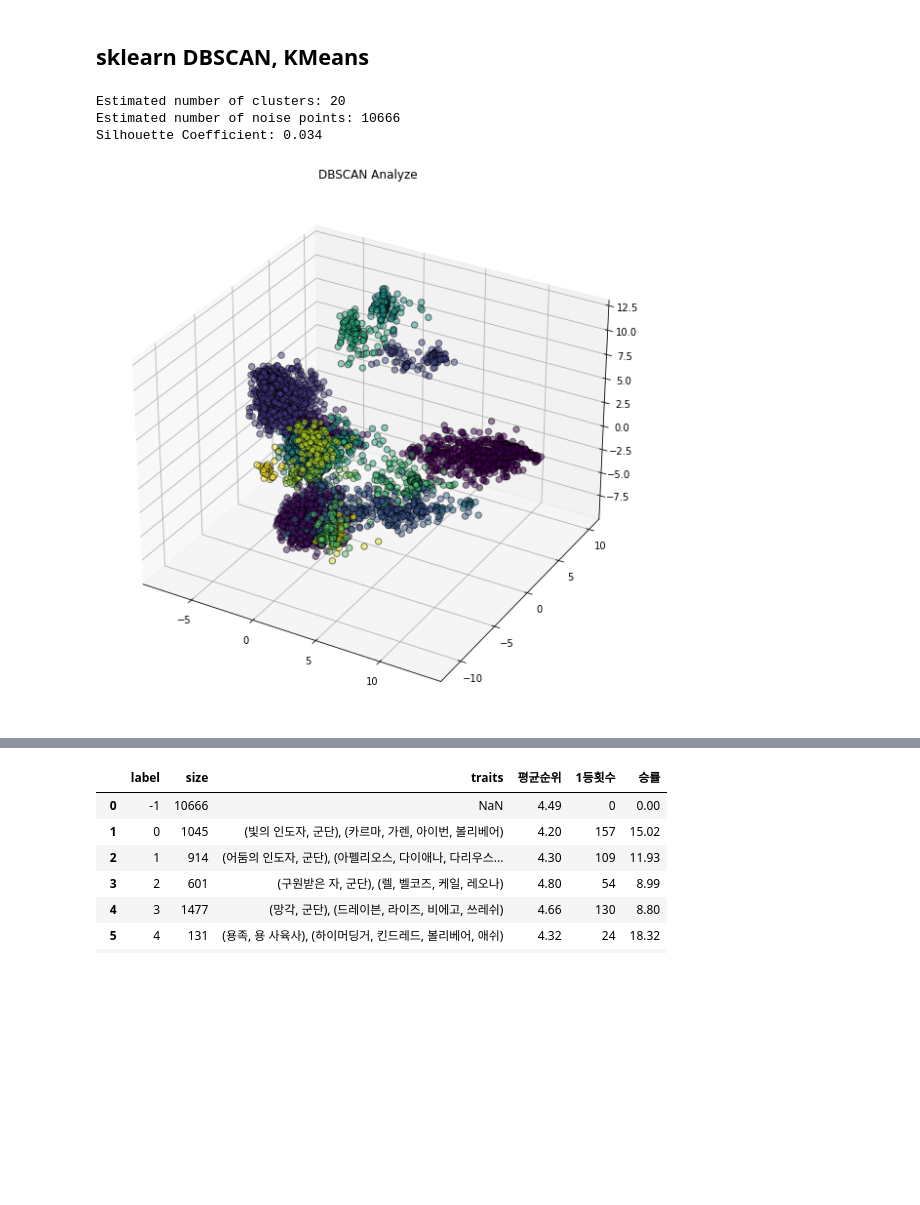
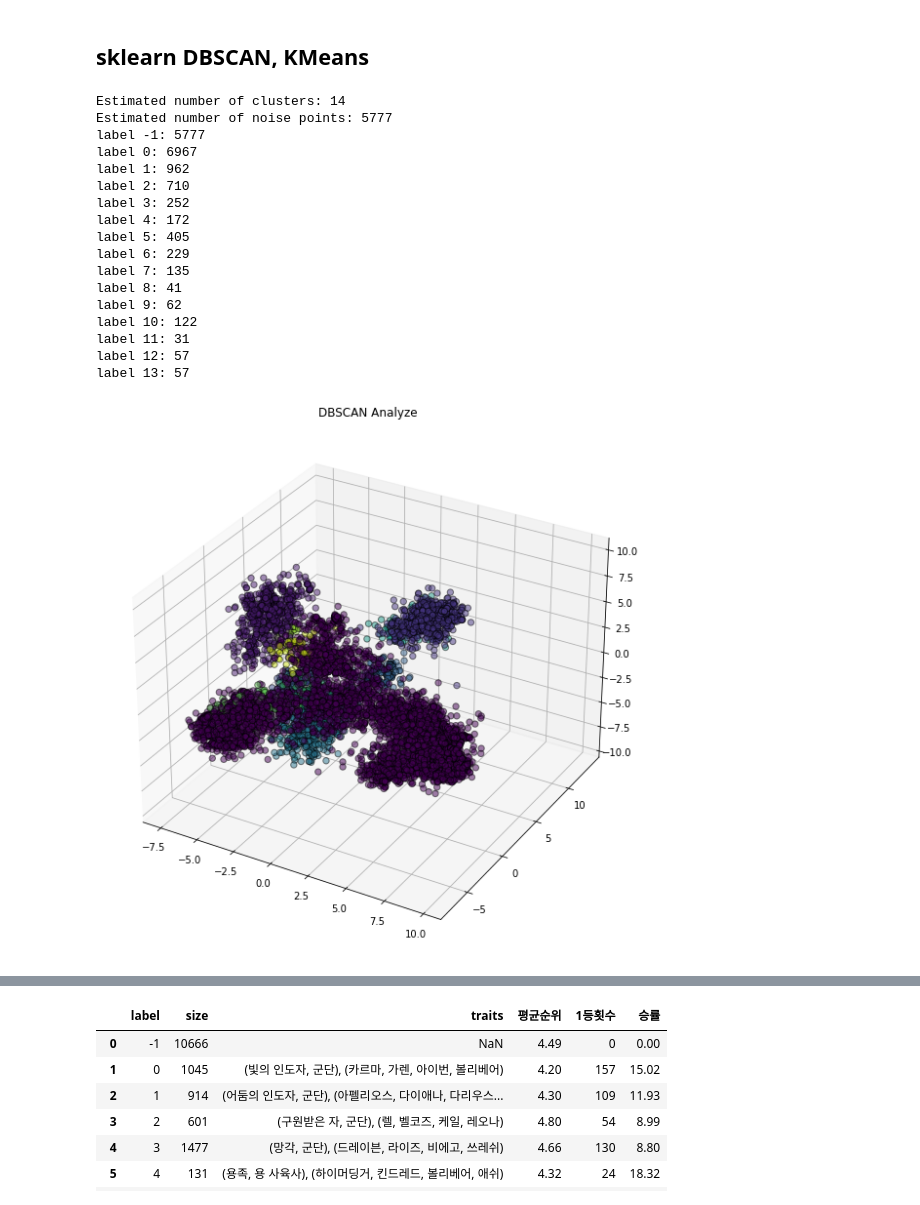
Before and after one commit to dogzz9445/team_fight_tactics_analyze, a Jupyter notebook: Main.ipynb, the cells around one changed output, grey strips where cells are left out. Drawn from its saved outputs; the diff is of its cells as text; code cells hidden in the pictures; blank space fills up the shorter version.

Commit message:
preprocessing and cluster data

```diff
--- a/Main.ipynb
+++ b/Main.ipynb
@@ -54,0 +12,2 @@ KeyboardInterrupt:
+# %%
+df_read = pd.read_sql(db.session.query(Participant).join(Match).filter(Match.setnumber == 5).statement, db.session.bind)
@@ -54,0 +21,2 @@ KeyboardInterrupt:
+# %%
+df_preprocessing = df_read
@@ -75,15 +116,15 @@ df_match.columns.tolist()
 # %%
-df_clustering = df_match.drop(['companion',
-                               'gold_left',
-                               'last_round',
-                               'level',
-                               'placement',
-                               'players_eliminated',
-                               'puuid',
-                               'time_eliminated',
-                               'total_damage_to_players',
-                               'traits',
-                               'units'], axis=1)
+df_clustering = df.drop(['id',
+                       'gold_left',
+                       'last_round',
+                       'level',
+                       'placement',
+                       'players_eliminated',
+                       'time_eliminated',
+                       'total_damage_to_players',
+                       'match_id',
+                       'traits',
+                       'champions'], axis=1)
 # %% [markdown]
 ## sklearn DBSCAN, KMeans
 # %%
@@ -102,45 +143,61 @@ df_db = StandardScaler().fit_transform(df_db)
 # Compute DBSCAN
 db = DBSCAN(eps=7.142, min_samples=30).fit(df_db)
 core_samples_mask = np.zeros_like(db.labels_, dtype=bool)
 core_samples_mask[db.core_sample_indices_] = True
 core_samples_mask = np.zeros_like(db.labels_, dtype=bool)
 core_samples_mask[db.core_sample_indices_] = True
 db_labels = db.labels_
 
 # Number of clusters in labels, ignoring noise if present.
-n_clusters_ = len(set(db_labels)) - (1 if -1 in db_labels else 0)
-n_noise_ = list(db_labels).count(-1)
+db_n_clusters_ = len(set(db_labels)) - (1 if -1 in db_labels else 0)
+db_n_noise_ = list(db_labels).count(-1)
 
-print('Estimated number of clusters: %d' % n_clusters_)
-print('Estimated number of noise points: %d' % n_noise_)
-print("Silhouette Coefficient: %0.3f" % metrics.silhouette_score(X, labels))
+print('Estimated number of clusters: %d' % db_n_clusters_)
+print('Estimated number of noise points: %d' % db_n_noise_)
 
+unique, counts = np.unique(db_labels, return_counts=True)
+for u, c in zip(unique, counts):
+    print('label ' + str(u) + ": " + str(c))
+count_db_labels = dict(zip(unique, counts))
+
+# 그래프
 pca_db = PCA(n_components=3)
 X_db_fit_pca = pca_db.fit_transform(df_db)
 
 df_remove_noise = pd.concat([pd.DataFrame(X_db_fit_pca), pd.Series(db_labels, name='label')], axis=1)
 df_remove_noise = df_remove_noise.loc[df_remove_noise['label'] > -1]
 
 fig = plt.figure(figsize=(20,10))
 ax = fig.add_subplot(111, projection='3d')
 ax.scatter(df_remove_noise[0],df_remove_noise[1],df_remove_noise[2],
             c=df_remove_noise['label'], cmap='viridis',
             edgecolor='k', s=40, alpha = 0.5)
-#ax.scatter(X_db_fit_pca[:,0],X_db_fit_pca[:,1],X_db_fit_pca[:,2],
-#            c=db_labels, cmap='viridis',
-#            edgecolor='k', s=40, alpha = 0.5)
 
 ax.set_title("DBSCAN Analyze")
 ax.dist = 10
 
 plt.autoscale(enable=True, axis='x', tight=True)
 
 plt.show()
 # %% [output]
-Estimated number of clusters: 20
-Estimated number of noise points: 10666
-Silhouette Coefficient: 0.034
+Estimated number of clusters: 14
+Estimated number of noise points: 5777
+label -1: 5777
+label 0: 6967
+label 1: 962
+label 2: 710
+label 3: 252
+label 4: 172
+label 5: 405
+label 6: 229
+label 7: 135
+label 8: 41
+label 9: 62
+label 10: 122
+label 11: 31
+label 12: 57
+label 13: 57
-[figure, old version]
+[figure, new version]
 # %%
 pca_kmean = PCA(n_components=3)
 X_kmean_fit_pca = pca_kmean.fit_transform(df_clustering)
```
Also changed, not shown: parts of 30 cells of this notebook, 3 other files.
